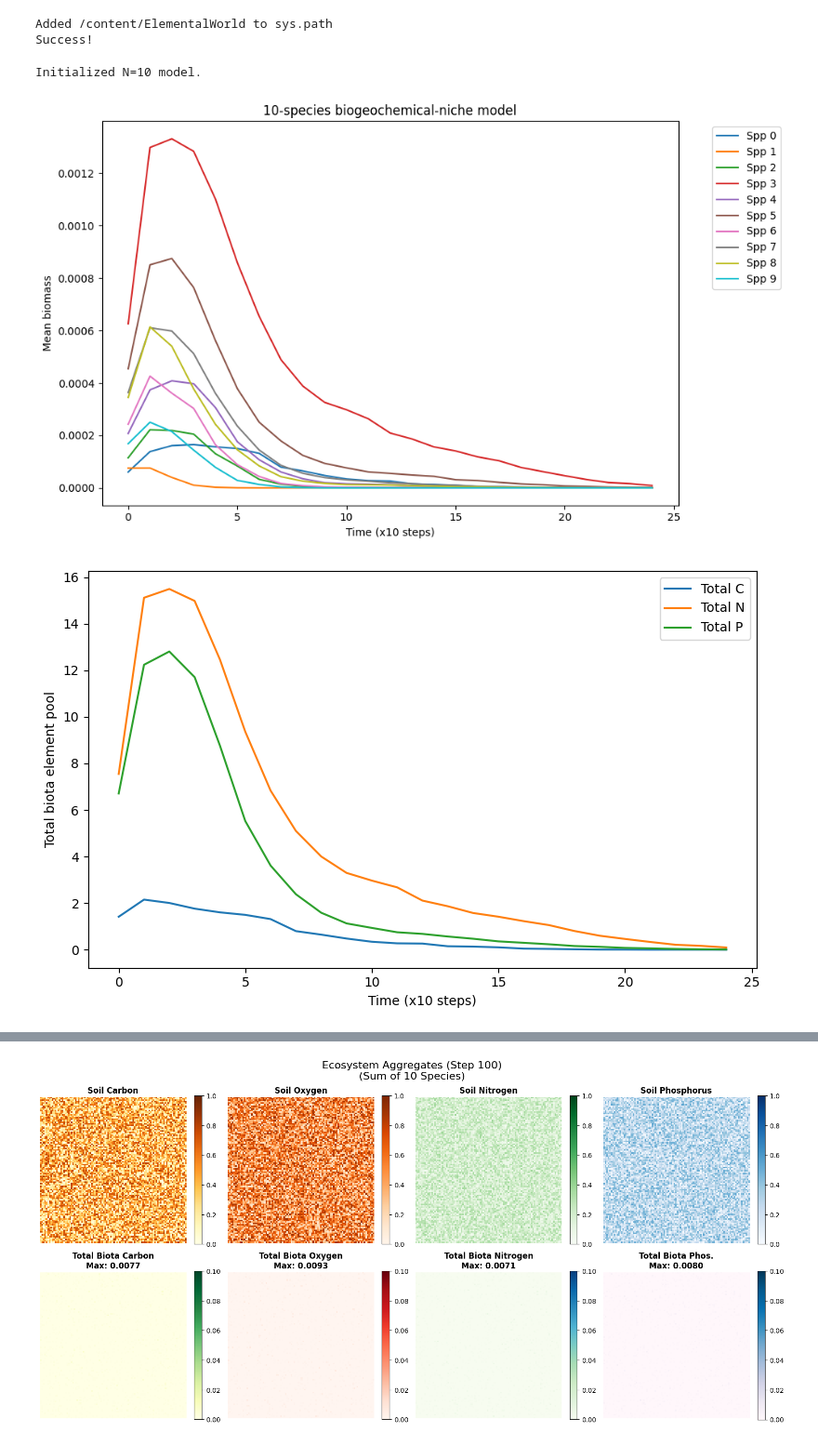
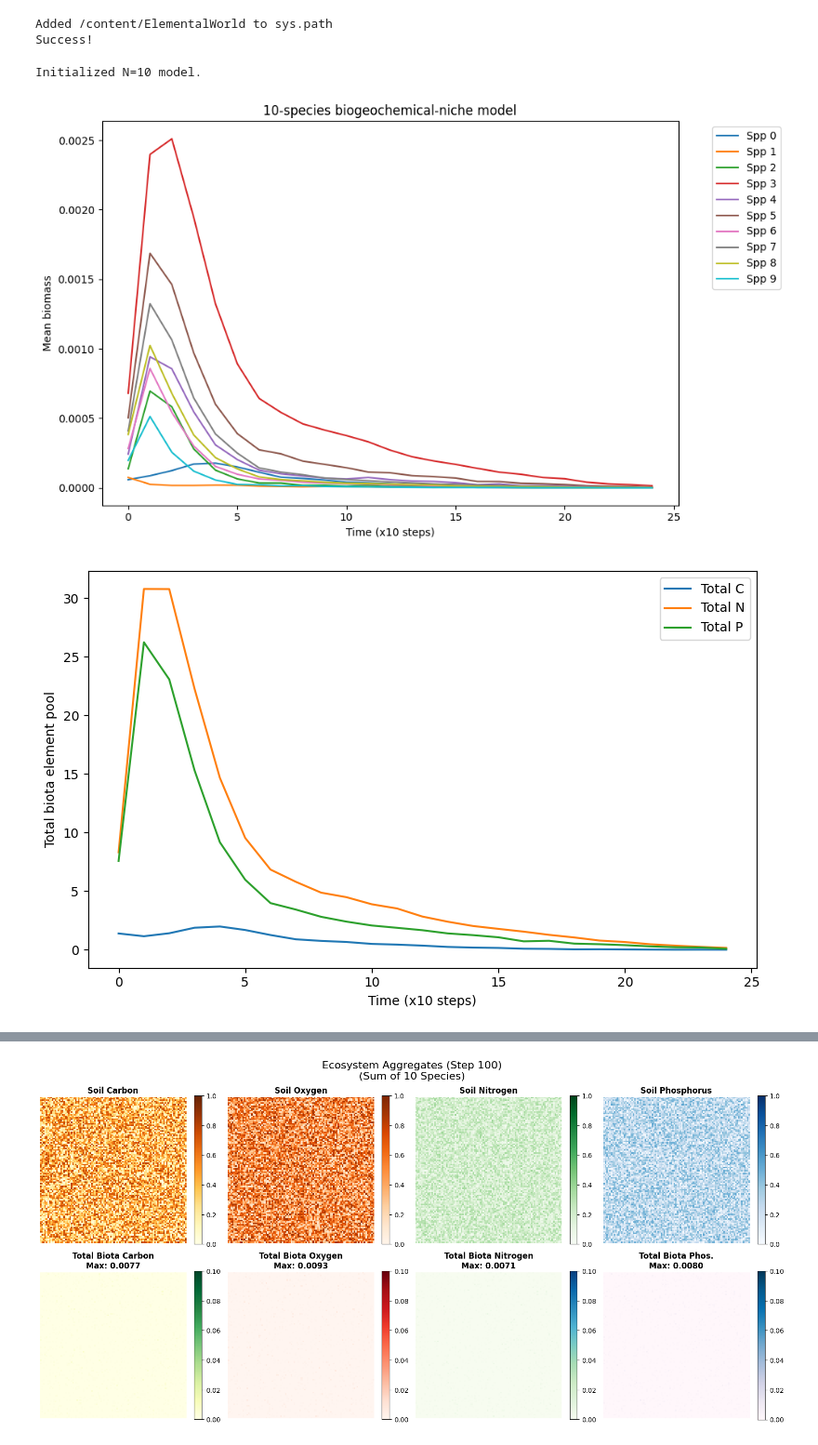
Before and after one commit to filipematos95/ElementalWorld, a Jupyter notebook: simulation_notebook.ipynb, the cells around one changed output, grey strips where cells are left out. Shown at 93% size. Saved outputs shown, nothing was run; the diff lists cells and outputs as text; code cells hidden in the pictures.

```diff
--- a/simulation_notebook.ipynb
+++ b/simulation_notebook.ipynb
@@ -77,8 +77,8 @@ H, W = 100, 100
 
 # 2. Define biogeochemical niches in element space [C, O, N, P, Other]
 # Anchors
-spp0 = [0.8, 0.2, 0.8, 0.8, 0.5]   # wet/rich
-spp1 = [0.2, 0.8, 0.2, 0.2, 0.5]   # dry/poor
+spp0 = [0.8, 0.2, 0.8, 0.8, 0.5]
+spp1 = [0.2, 0.8, 0.2, 0.2, 0.5]
 
 # Random others
 n_random = N - 2
@@ -106,6 +106,8 @@ params = {
             "input_P":  0.01,
             "leach_N":  0.01,
             "leach_P":  0.005,
+            "diff_N":  0.1,   # new
+            "diff_P":  0.1,   # new
         }
 
 # 4. Create model
@@ -150,35 +152,35 @@ for t in range(n_steps):
 
 history = np.array(history)
 totC_hist = np.array(totC_hist)
 totN_hist = np.array(totN_hist)
 totP_hist = np.array(totP_hist)
 
 
 # 6. Plot biomass trajectories
 plt.figure(figsize=(10, 6))
 for i in range(N):
     plt.plot(history[:, i], label=f"Spp {i}")
 plt.xlabel("Time (x10 steps)")
 plt.ylabel("Mean biomass")
 plt.title(f"{N}-species biogeochemical‑niche model")
 plt.legend(bbox_to_anchor=(1.05, 1), loc="upper left")
 plt.tight_layout()
 plt.show()
 
 
 plt.figure(figsize=(8, 5))
 plt.plot(totC_hist, label="Total C")
 plt.plot(totN_hist, label="Total N")
 plt.plot(totP_hist, label="Total P")
 plt.xlabel("Time (x10 steps)")
 plt.ylabel("Total biota element pool")
 plt.legend()
 plt.tight_layout()
 plt.show()
 # %% [output]
 Initialized N=10 model.
-[figure, old version]
+[figure, new version]
-[figure, old version]
+[figure, new version]
 # %%
 plot.plot_community_map(model.get_state(), N, timepoint="(Step 200)")
 # %% [output]
```
Also changed, not shown: parts of 1 cell of this notebook.
